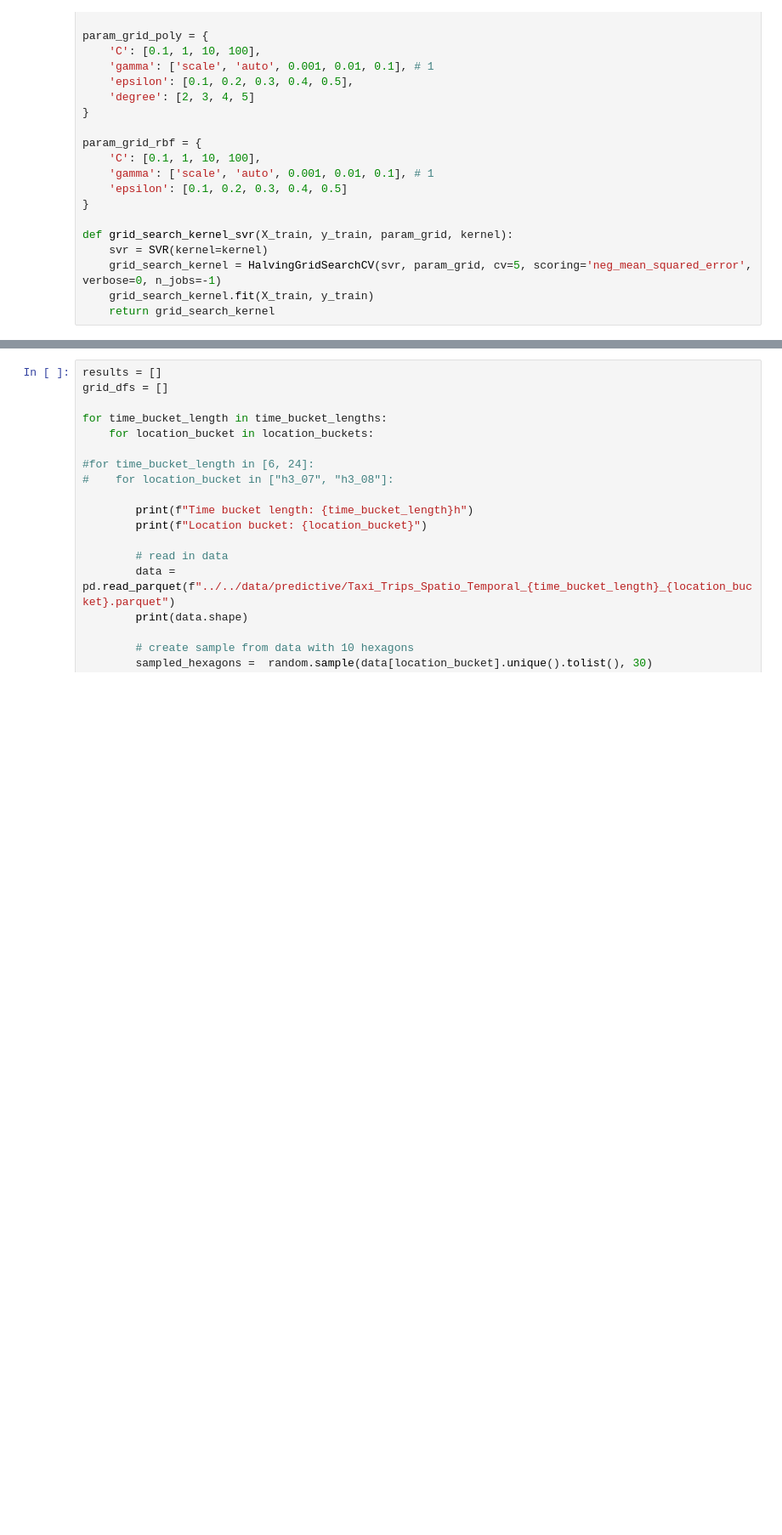
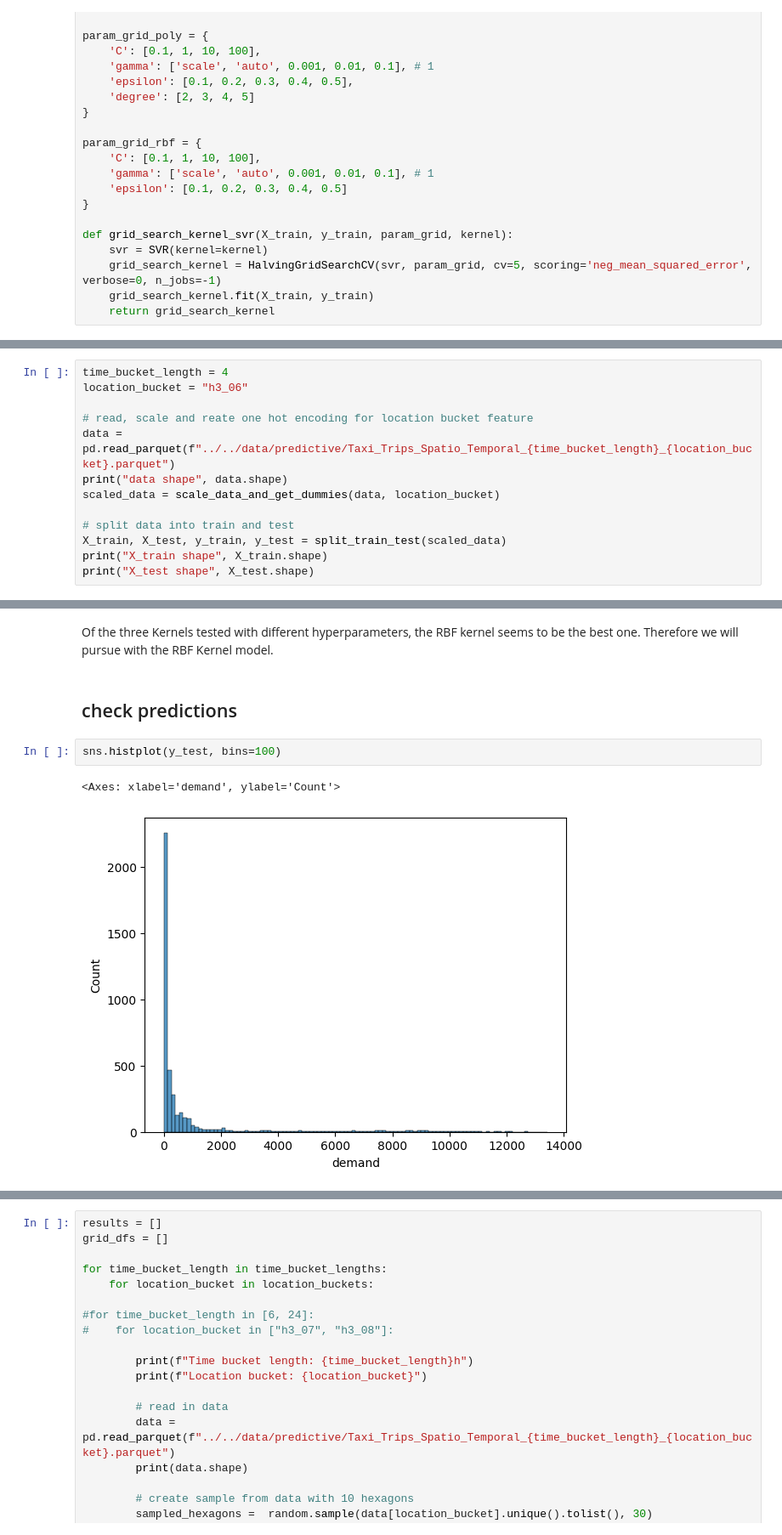
Before and after one commit to Jerematix/aaa, a Jupyter notebook: notebooks/4_predictive_analysis/01_SVM.ipynb, the cells around one changed output, grey strips where cells are left out. Shown: that part at 85% size. Saved outputs shown, nothing was run; the diff lists cells and outputs as text; blank space fills up the shorter version.

```diff
--- a/notebooks/4_predictive_analysis/01_SVM.ipynb
+++ b/notebooks/4_predictive_analysis/01_SVM.ipynb
@@ -68,0 +72,13 @@ def grid_search_kernel_svr(X_train, y_train, param_grid, kernel):
+# %%
+time_bucket_length = 4
+location_bucket = "h3_06"
+
+# read, scale and reate one hot encoding for location bucket feature
+data = pd.read_parquet(f"../../data/predictive/Taxi_Trips_Spatio_Temporal_{time_bucket_length}_{location_bucket}.parquet")
+print("data shape", data.shape)
+scaled_data = scale_data_and_get_dummies(data, location_bucket)
+
+# split data into train and test
+X_train, X_test, y_train, y_test = split_train_test(scaled_data)
+print("X_train shape", X_train.shape)
+print("X_test shape", X_test.shape)
@@ -68,0 +173,9 @@ def grid_search_kernel_svr(X_train, y_train, param_grid, kernel):
+# %% [markdown]
+Of the three Kernels tested with different hyperparameters, the RBF kernel seems to be the best one. Therefore we will pursue with the RBF Kernel model.
+# %% [markdown]
+## check predictions
+# %%
+sns.histplot(y_test, bins=100)
+# %% [output]
+<Axes: xlabel='demand', ylabel='Count'>
+[figure, added]
```
Also changed, not shown: parts of 42 cells of this notebook.
